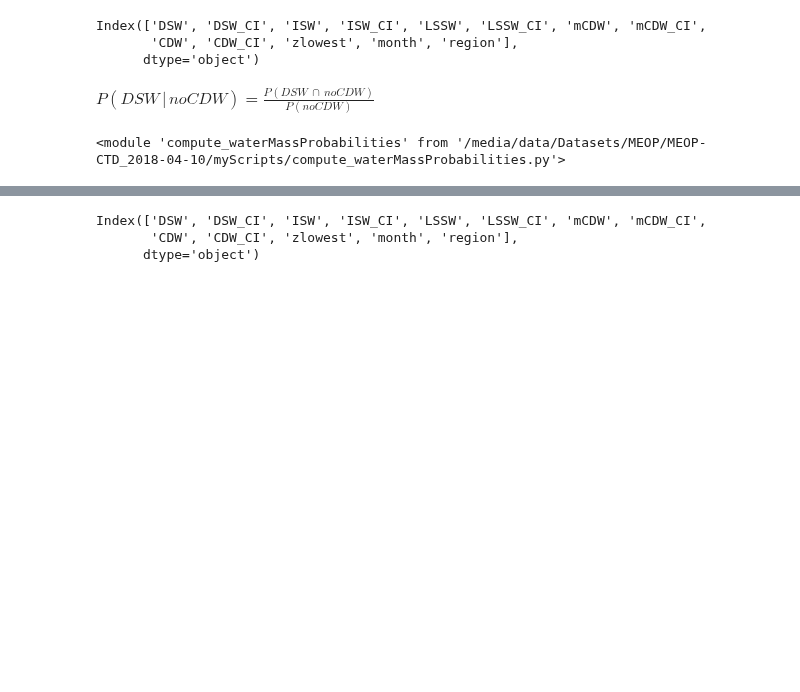
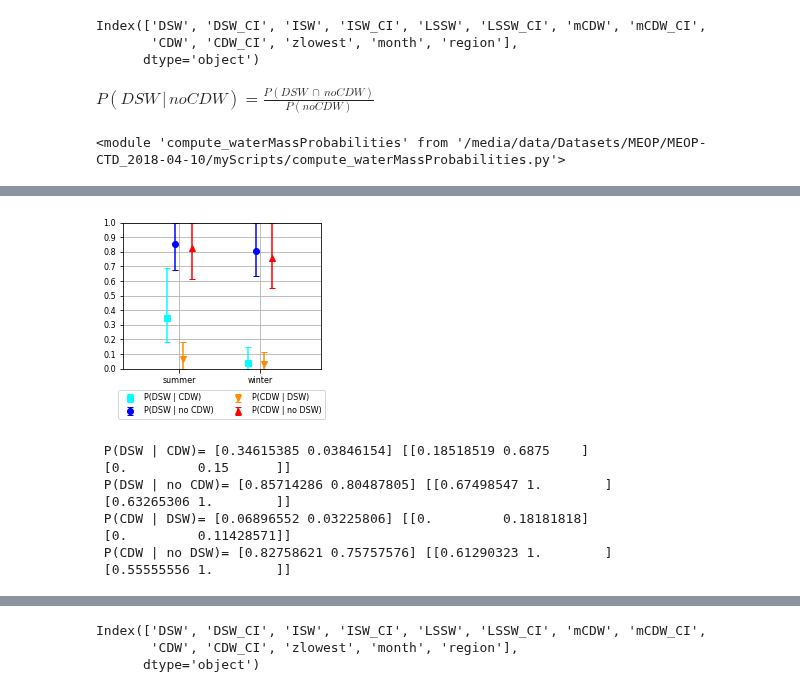
Before and after one commit to adityarn/antarctic_margins_MEOP, a Jupyter notebook: WaterMassThickness_OSFcopy.ipynb, the cells around one changed output, grey strips where cells are left out. Saved outputs shown, nothing was run; the diff lists cells and outputs as text; code cells hidden in the pictures; blank space fills up the shorter version.

```diff
--- a/WaterMassThickness_OSFcopy.ipynb
+++ b/WaterMassThickness_OSFcopy.ipynb
@@ -250,0 +290,16 @@ prob_DSW_cond_noCDW, prob_DSW_cond_noCDW_CI, \
+# %%
+wmsel = waterMassThickness_20.region.str.contains("NIS")
+prob_DSW_cond_noCDW, prob_DSW_cond_noCDW_CI, \
+              prob_DSW_cond_noCDW_yerr = wmprob.compute_prob_unweighted_bootstrapped_v2(waterMassThickness_20[wmsel],
+                                            save=False,
+                                            savename="./Images/waterMassBudgets2/wmprobUnweighted_20_bootstrapped.pdf")
+# %% [output]
+[figure, added]
+ P(DSW | CDW)= [0.34615385 0.03846154] [[0.18518519 0.6875    ]
+ [0.         0.15      ]]
+ P(DSW | no CDW)= [0.85714286 0.80487805] [[0.67498547 1.        ]
+ [0.63265306 1.        ]]
+ P(CDW | DSW)= [0.06896552 0.03225806] [[0.         0.18181818]
+ [0.         0.11428571]]
+ P(CDW | no DSW)= [0.82758621 0.75757576] [[0.61290323 1.        ]
+ [0.55555556 1.        ]]
```
Also changed, not shown: parts of 13 cells of this notebook, 4 other files.
